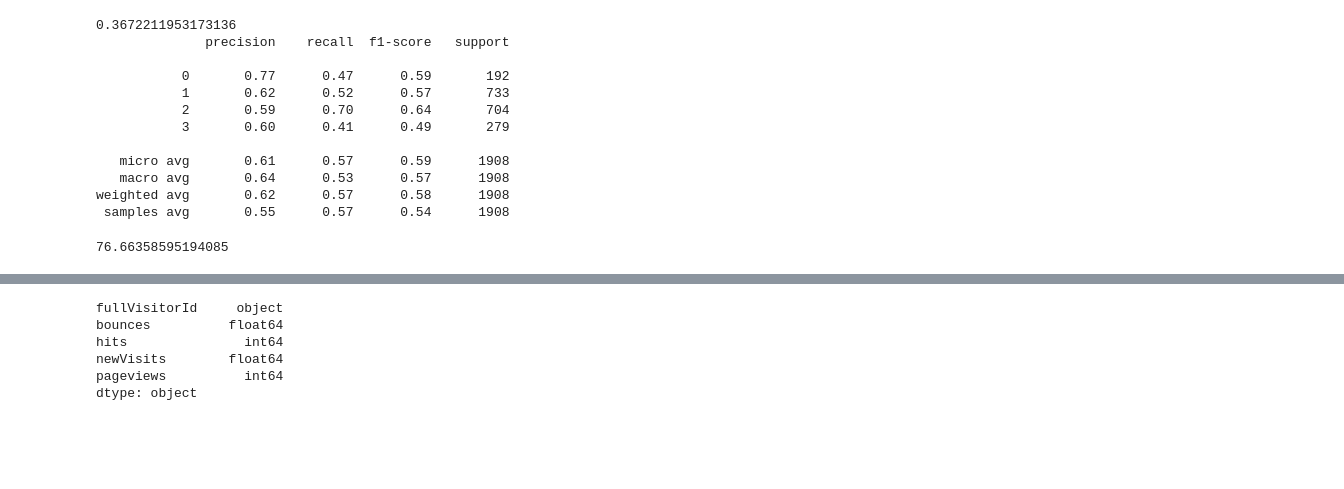
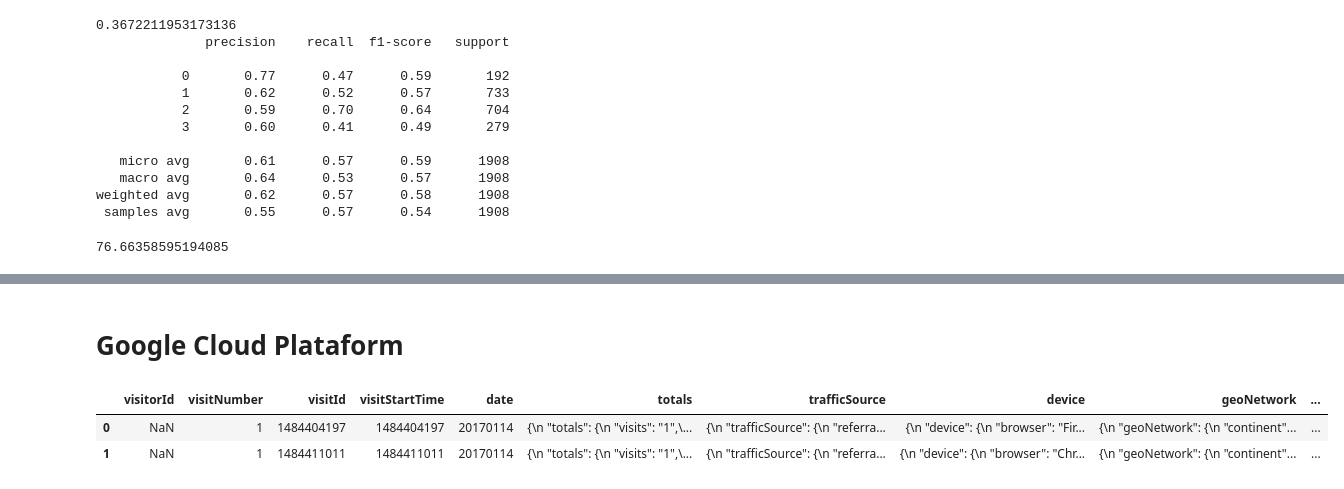
Before and after one commit to Dufyz/My_Laboratory, a Jupyter notebook: Jupyter Lab/ml_for_business/digital_business.ipynb, the cells around one changed output, grey strips where cells are left out. Drawn from its saved outputs; the diff is of its cells as text; code cells hidden in the pictures; blank space fills up the shorter version.

```diff
--- a/Jupyter Lab/ml_for_business/digital_business.ipynb
+++ b/Jupyter Lab/ml_for_business/digital_business.ipynb
@@ -567,9 +437,2 @@ ValueError: Unknown label type: 'continuous'
-# %%
-train_x.dtypes
-# %% [output]
-fullVisitorId     object
-bounces          float64
-hits               int64
-newVisits        float64
-pageviews          int64
-dtype: object
+# %% [markdown]
+# Google Cloud Plataform
@@ -575,0 +443,13 @@ dtype: object
+# %%
+# Abrindo dataframe BigQuery
+
+query = r"SELECT * FROM `bigquery-public-data.google_analytics_sample.ga_sessions_*` WHERE date BETWEEN '20210101' AND '20210131'"
+#df_gbq = pd.read_gbq(query = query, project_id = 'id', dialect = 'standard')
+
+df_gbq = pd.read_csv(r"G:\Meu Drive\My Repositories\Datasets_for_data_science\df's-db's-ds's\databases\datasets\\bgq.csv")
+# %%
+df_gbq.head(2)
+# %% [output]
+|  | visitorId | visitNumber | visitId | visitStartTime | date | totals | trafficSource | device | geoNetwork | ... |
+| 0 | NaN | 1 | 1484404197 | 1484404197 | 20170114 | {\n "totals": {\n "visits": "1",\... | {\n "trafficSource": {\n "referra... | {\n "device": {\n "browser": "Fir... | {\n "geoNetwork": {\n "continent"... | ... |
+| 1 | NaN | 1 | 1484411011 | 1484411011 | 20170114 | {\n "totals": {\n "visits": "1",\... | {\n "trafficSource": {\n "referra... | {\n "device": {\n "browser": "Chr... | {\n "geoNetwork": {\n "continent"... | ... |
```
Also changed, not shown: parts of 14 cells of this notebook.
